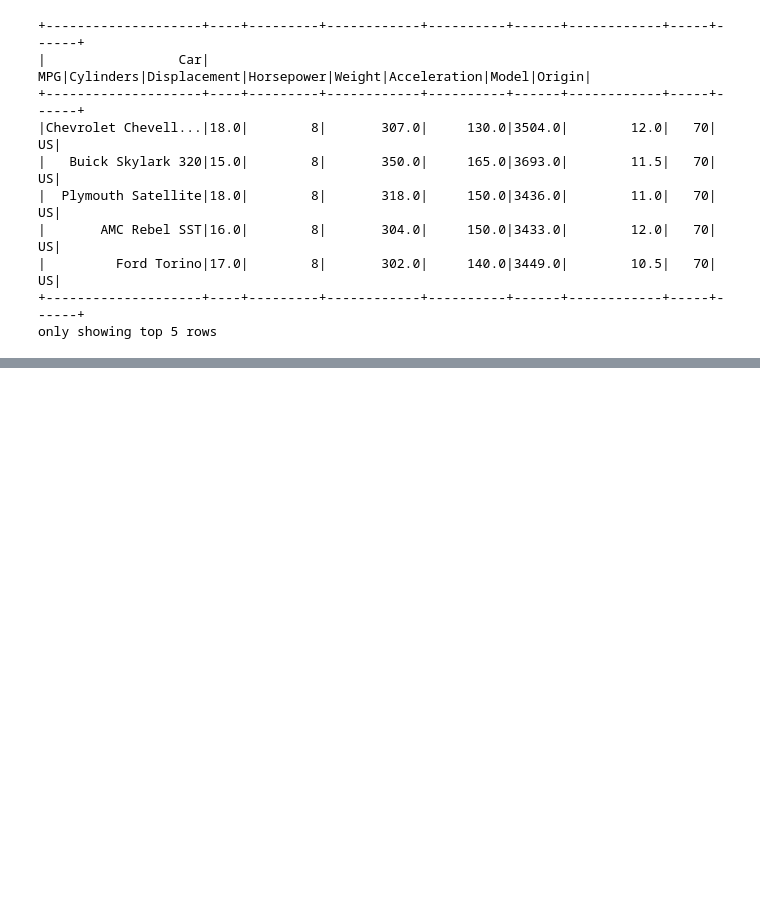
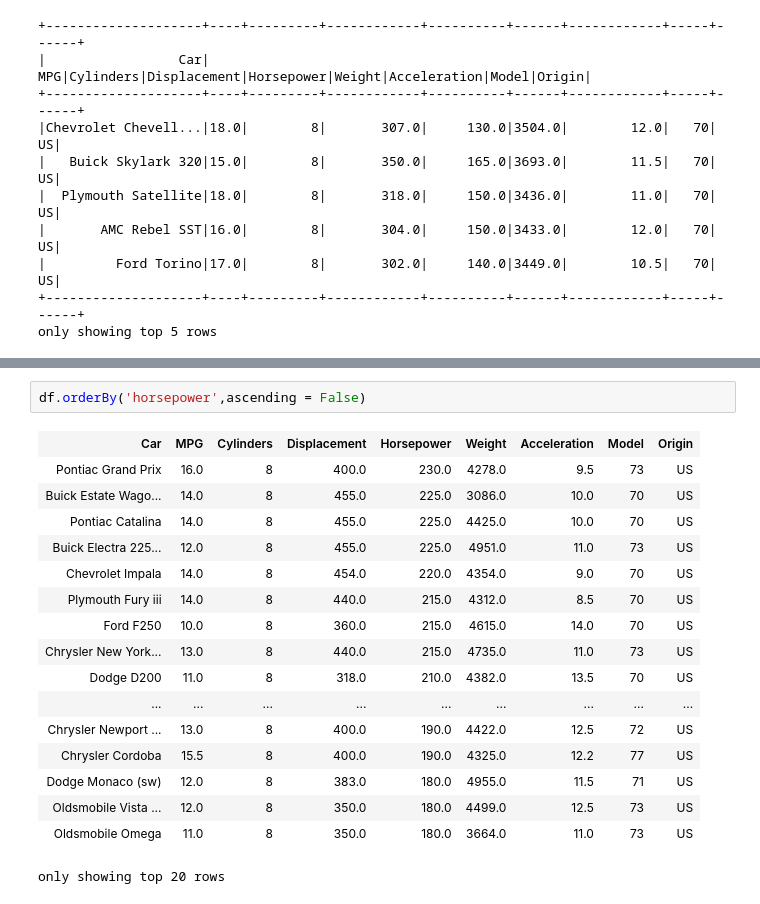
Before and after one commit to AsmitaGhoderao/spark-projects, a Jupyter notebook: Pyspark_Basics.ipynb, the cells around one changed output, grey strips where cells are left out. Saved outputs shown, nothing was run; the diff lists cells and outputs as text; blank space fills up the shorter version.

```diff
--- a/Pyspark_Basics.ipynb
+++ b/Pyspark_Basics.ipynb
@@ -322,0 +345,20 @@ only showing top 5 rows
+# %%
+df.orderBy('horsepower',ascending = False)
+# %% [output]
+| Car | MPG | Cylinders | Displacement | Horsepower | Weight | Acceleration | Model | Origin |
+| Pontiac Grand Prix | 16.0 | 8 | 400.0 | 230.0 | 4278.0 | 9.5 | 73 | US |
+| Buick Estate Wago... | 14.0 | 8 | 455.0 | 225.0 | 3086.0 | 10.0 | 70 | US |
+| Pontiac Catalina | 14.0 | 8 | 455.0 | 225.0 | 4425.0 | 10.0 | 70 | US |
+| Buick Electra 225... | 12.0 | 8 | 455.0 | 225.0 | 4951.0 | 11.0 | 73 | US |
+| Chevrolet Impala | 14.0 | 8 | 454.0 | 220.0 | 4354.0 | 9.0 | 70 | US |
+| Plymouth Fury iii | 14.0 | 8 | 440.0 | 215.0 | 4312.0 | 8.5 | 70 | US |
+| Ford F250 | 10.0 | 8 | 360.0 | 215.0 | 4615.0 | 14.0 | 70 | US |
+| Chrysler New York... | 13.0 | 8 | 440.0 | 215.0 | 4735.0 | 11.0 | 73 | US |
+| Dodge D200 | 11.0 | 8 | 318.0 | 210.0 | 4382.0 | 13.5 | 70 | US |
+| ... | ... | ... | ... | ... | ... | ... | ... | ... |
+| Chrysler Newport ... | 13.0 | 8 | 400.0 | 190.0 | 4422.0 | 12.5 | 72 | US |
+| Chrysler Cordoba | 15.5 | 8 | 400.0 | 190.0 | 4325.0 | 12.2 | 77 | US |
+| Dodge Monaco (sw) | 12.0 | 8 | 383.0 | 180.0 | 4955.0 | 11.5 | 71 | US |
+| Oldsmobile Vista ... | 12.0 | 8 | 350.0 | 180.0 | 4499.0 | 12.5 | 73 | US |
+| Oldsmobile Omega | 11.0 | 8 | 350.0 | 180.0 | 3664.0 | 11.0 | 73 | US |
+only showing top 20 rows
```
Also changed, not shown: parts of 10 cells of this notebook.
